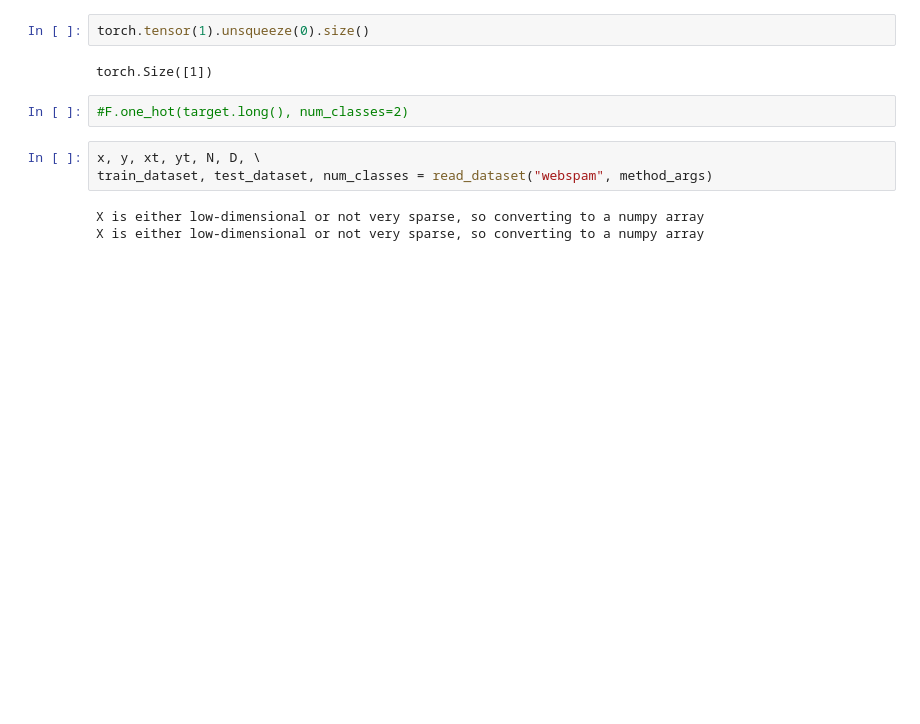
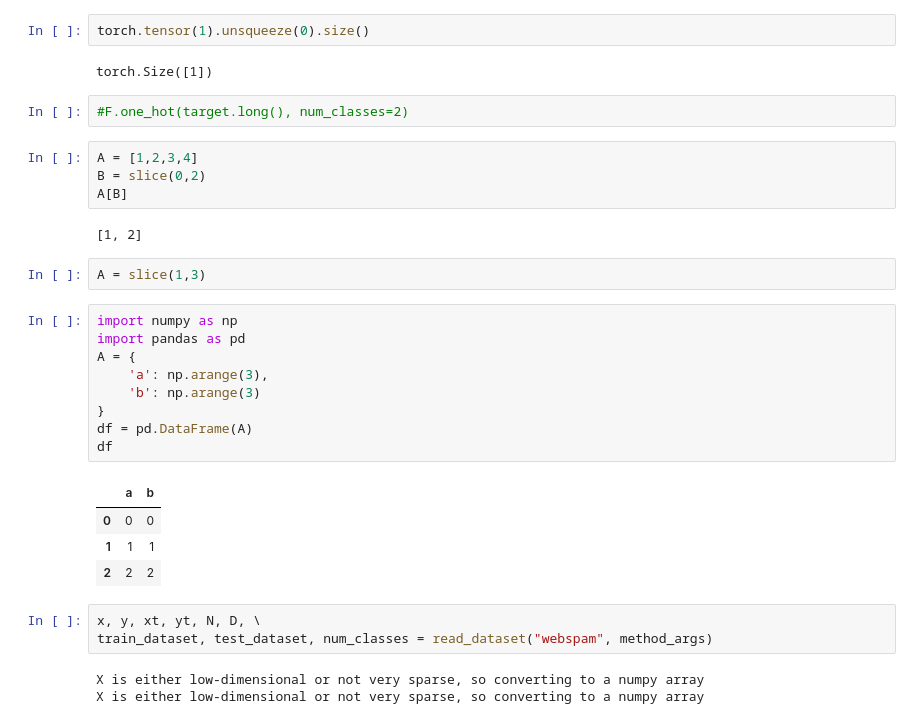
Before and after one commit to souravc83/Blackbox-Coresets-VI, a Jupyter notebook: psvi/notebooks/scratch.ipynb, the cells around one changed output. Cells and saved outputs as stored; diff of their text form; blank space fills up the shorter version.

```diff
--- a/psvi/notebooks/scratch.ipynb
+++ b/psvi/notebooks/scratch.ipynb
@@ -166,6 +166,28 @@ torch.tensor(1).unsqueeze(0).size()
 torch.Size([1])
 # %%
 #F.one_hot(target.long(), num_classes=2)
+# %%
+A = [1,2,3,4]
+B = slice(0,2)
+A[B]
+# %% [output]
+[1, 2]
+# %%
+A = slice(1,3)
+# %%
+import numpy as np
+import pandas as pd
+A = {
+    'a': np.arange(3),
+    'b': np.arange(3)
+}
+df = pd.DataFrame(A)
+df
+# %% [output]
+|  | a | b |
+| 0 | 0 | 0 |
+| 1 | 1 | 1 |
+| 2 | 2 | 2 |
 # %%
 x, y, xt, yt, N, D, \
 train_dataset, test_dataset, num_classes = read_dataset("webspam", method_args)
```
Also changed, not shown: parts of 8 cells of this notebook, 3 other files.
